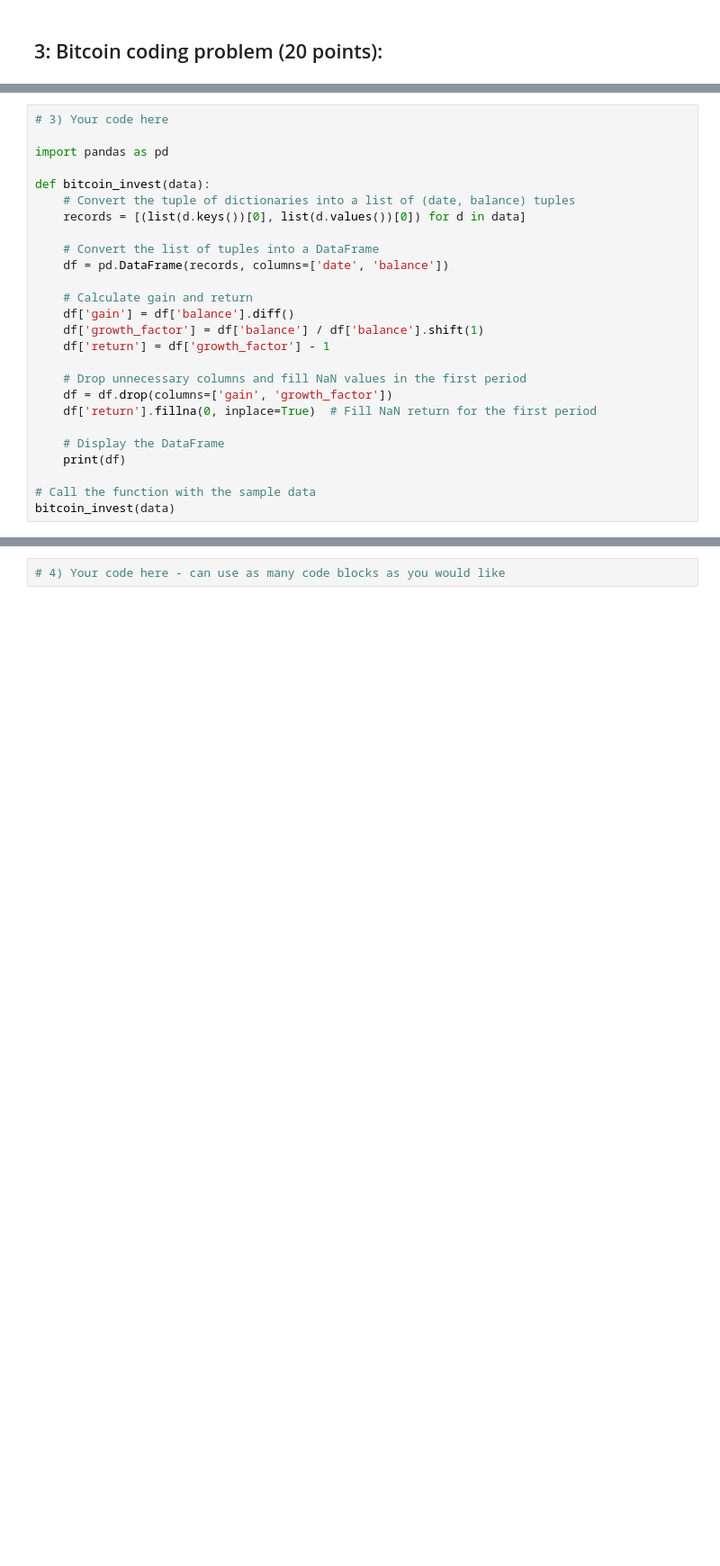
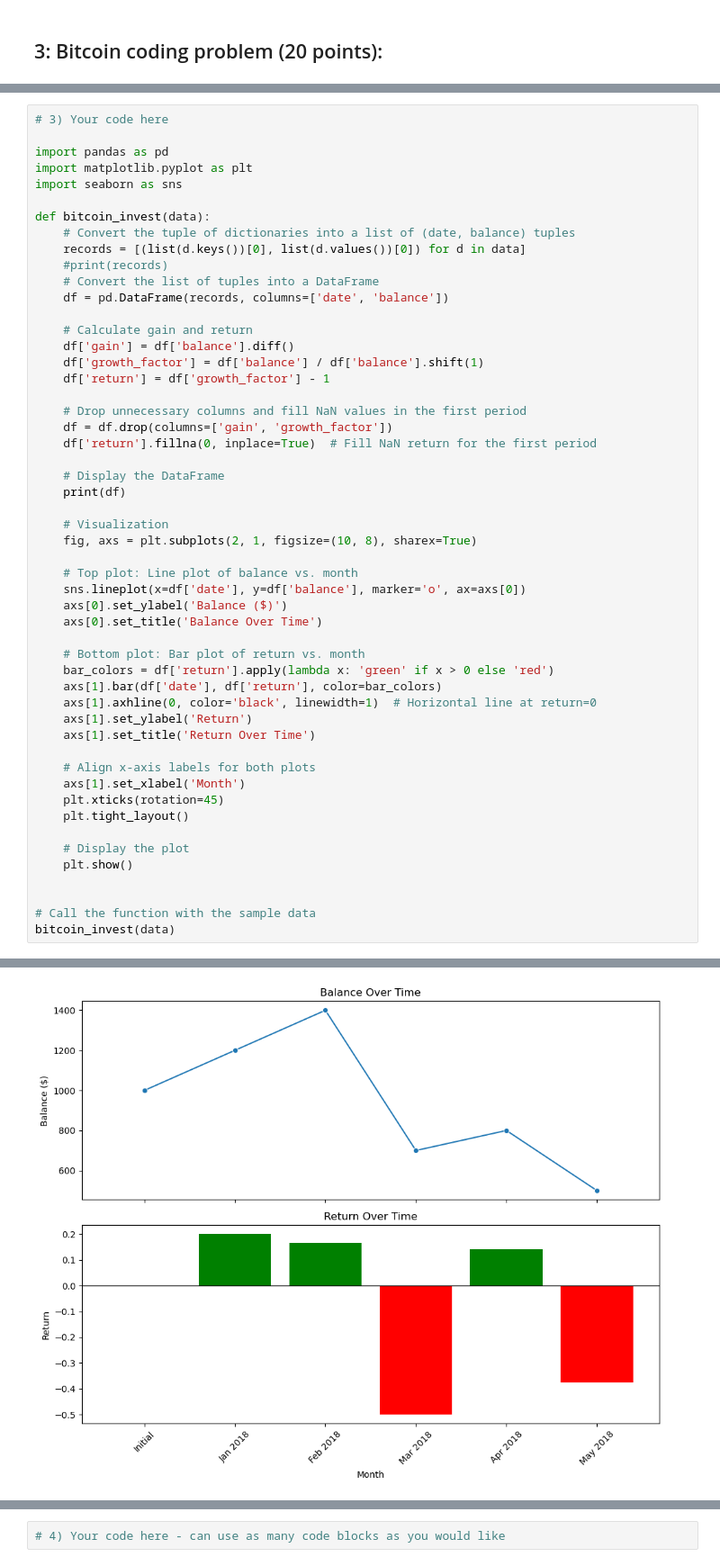
Before and after one commit to dsri-ischool/FinalYearExam, a Jupyter notebook: W200_Final_Exam.ipynb, the cells around one changed output, grey strips where cells are left out. Shown: that part at 90% size. Drawn from its saved outputs; the diff is of its cells as text; blank space fills up the shorter version.

```diff
--- a/W200_Final_Exam.ipynb
+++ b/W200_Final_Exam.ipynb
@@ -256,36 +263,63 @@ data
 # 3) Your code here
 
 import pandas as pd
+import matplotlib.pyplot as plt
+import seaborn as sns
 
 def bitcoin_invest(data):
     # Convert the tuple of dictionaries into a list of (date, balance) tuples
     records = [(list(d.keys())[0], list(d.values())[0]) for d in data]
-
+    #print(records)
     # Convert the list of tuples into a DataFrame
     df = pd.DataFrame(records, columns=['date', 'balance'])
 
     # Calculate gain and return
     df['gain'] = df['balance'].diff()
     df['growth_factor'] = df['balance'] / df['balance'].shift(1)
     df['return'] = df['growth_factor'] - 1
 
     # Drop unnecessary columns and fill NaN values in the first period
     df = df.drop(columns=['gain', 'growth_factor'])
     df['return'].fillna(0, inplace=True)  # Fill NaN return for the first period
 
     # Display the DataFrame
     print(df)
 
+    # Visualization
+    fig, axs = plt.subplots(2, 1, figsize=(10, 8), sharex=True)
+
+    # Top plot: Line plot of balance vs. month
+    sns.lineplot(x=df['date'], y=df['balance'], marker='o', ax=axs[0])
+    axs[0].set_ylabel('Balance ($)')
+    axs[0].set_title('Balance Over Time')
+
+    # Bottom plot: Bar plot of return vs. month
+    bar_colors = df['return'].apply(lambda x: 'green' if x > 0 else 'red')
+    axs[1].bar(df['date'], df['return'], color=bar_colors)
+    axs[1].axhline(0, color='black', linewidth=1)  # Horizontal line at return=0
+    axs[1].set_ylabel('Return')
+    axs[1].set_title('Return Over Time')
+
+    # Align x-axis labels for both plots
+    axs[1].set_xlabel('Month')
+    plt.xticks(rotation=45)
+    plt.tight_layout()
+
+    # Display the plot
+    plt.show()
+
+
 # Call the function with the sample data
 bitcoin_invest(data)
 # %% [output]
        date  balance    return
 0   Initial     1000  0.000000
 1  Jan 2018     1200  0.200000
 2  Feb 2018     1400  0.166667
 3  Mar 2018      700 -0.500000
 4  Apr 2018      800  0.142857
 5  May 2018      500 -0.375000
+[figure, added]
 # %% [markdown]
 ## 4: Clinical disease data (40 pts)
 
```
Also changed, not shown: parts of 1 cell of this notebook.
